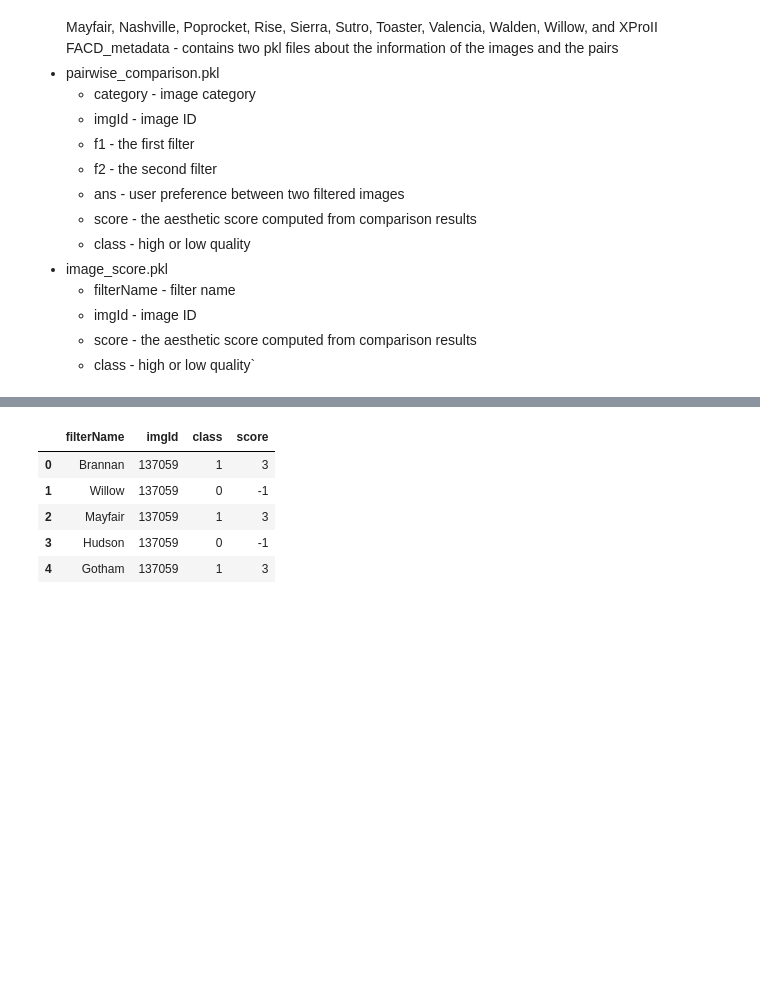
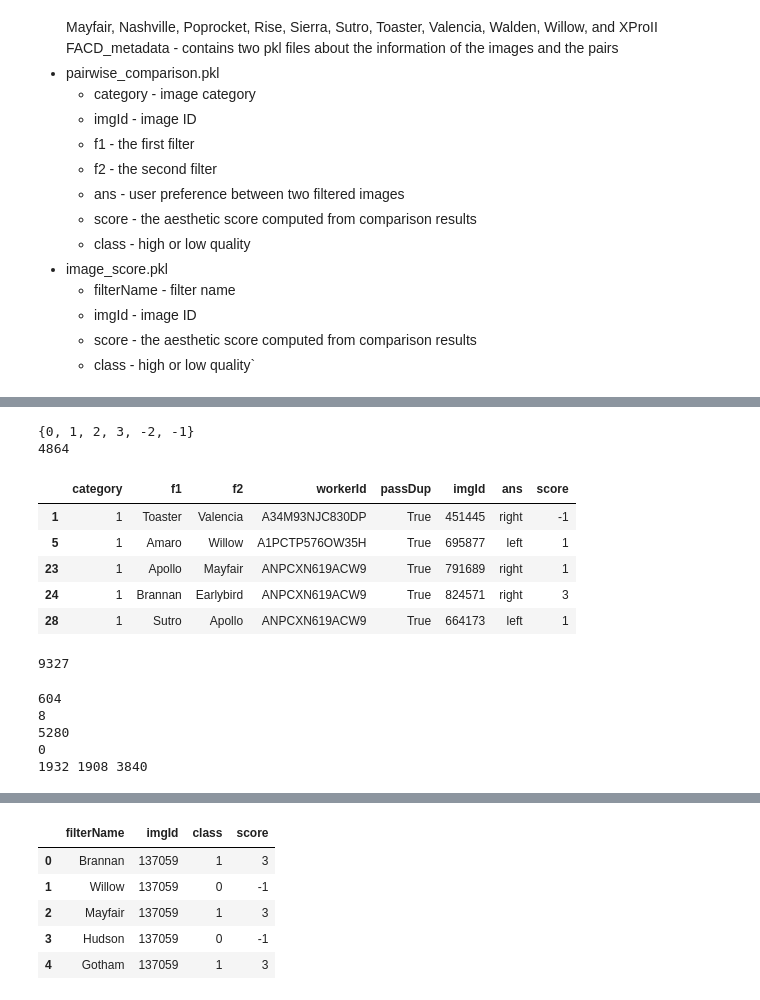
Before and after one commit to dipikakhullar/ComparisonNetworksResearch, a Jupyter notebook: FAC/data.ipynb, the cells around one changed output, grey strips where cells are left out. Saved outputs shown, nothing was run; the diff lists cells and outputs as text; code cells hidden in the pictures; blank space fills up the shorter version.

```diff
--- a/FAC/data.ipynb
+++ b/FAC/data.ipynb
@@ -44,0 +190,35 @@ comparison_pickle.head(n=5)
+# %%
+print(set(category_0['score']))
+category_0_ = category_0[category_0['score'].isin([-3, 2, 3, 2, 1, -1])]
+print(len(category_0_))
+category_0_.head()
+# %% [output]
+{0, 1, 2, 3, -2, -1}
+4864
+|  | category | f1 | f2 | workerId | passDup | imgId | ans | score |
+| 1 | 1 | Toaster | Valencia | A34M93NJC830DP | True | 451445 | right | -1 |
+| 5 | 1 | Amaro | Willow | A1PCTP576OW35H | True | 695877 | left | 1 |
+| 23 | 1 | Apollo | Mayfair | ANPCXN619ACW9 | True | 791689 | right | 1 |
+| 24 | 1 | Brannan | Earlybird | ANPCXN619ACW9 | True | 824571 | right | 3 |
+| 28 | 1 | Sutro | Apollo | ANPCXN619ACW9 | True | 664173 | left | 1 |
+# %%
+comparison_pickle_test= image_score[image_score['score'].isin([-3,3])]
+print(len(comparison_pickle_test))
+# %% [output]
+9327
+# %%
+print(len(set(image_score['imgId'])))
+print(len(set(comparison_pickle['category'])))
+print(len(comparison_pickle[comparison_pickle['category']==0]))
+print(len(image_score[image_score['filterName']=="1977"]))
+
+# comparison_pickle = comparison_pickle[comparison_pickle['score']==3]
+len_a= len(comparison_pickle[comparison_pickle['f1']=="1977"])
+len_b =len(comparison_pickle[comparison_pickle['f2']=="1977"])
+print(len_a, len_b, len_a + len_b)
+# %% [output]
+604
+8
+5280
+0
+1932 1908 3840
```
Also changed, not shown: parts of 35 cells of this notebook, 5 other files.
